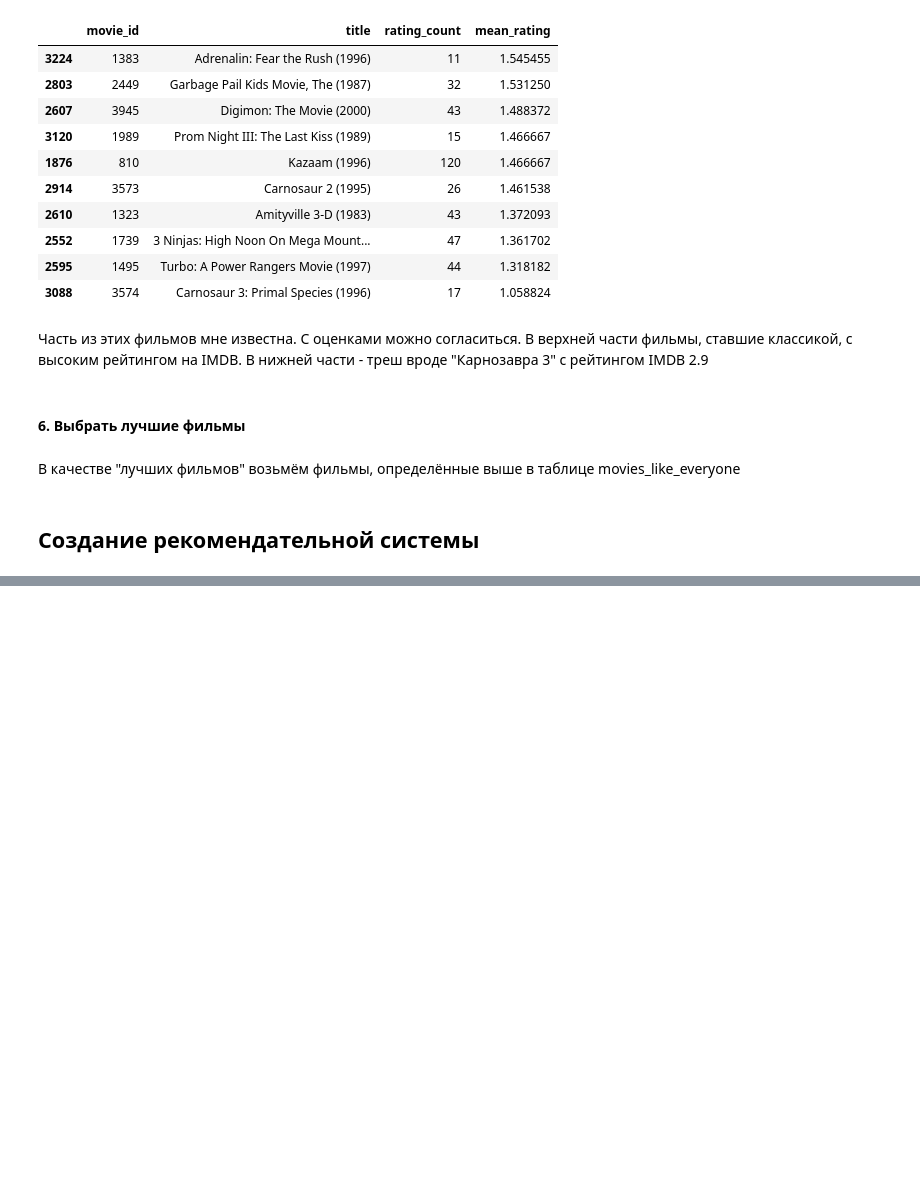
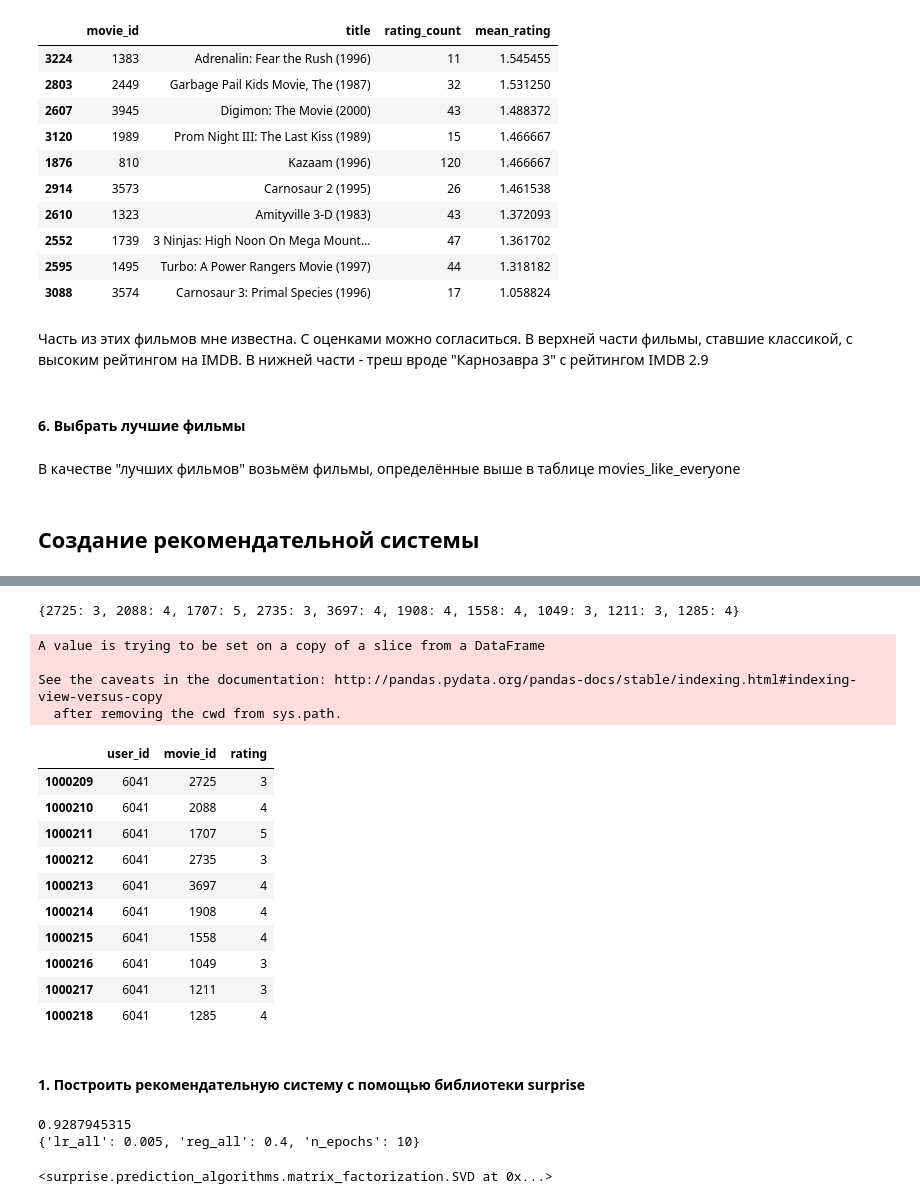
Before and after one commit to ChernetsovNG/otus_BigData, a Jupyter notebook: HW10/HW10.ipynb, the cells around one changed output, grey strips where cells are left out. Saved outputs shown, nothing was run; the diff lists cells and outputs as text; code cells hidden in the pictures; blank space fills up the shorter version.

```diff
--- a/HW10/HW10.ipynb
+++ b/HW10/HW10.ipynb
@@ -273,0 +298,3 @@ movies_like_noone.tail(10)
+# %%
+user_id_max = df['user_id'].max()
+user_id_max
@@ -273,0 +303,3 @@ movies_like_noone.tail(10)
+# %%
+new_user_id = user_id_max + 1
+new_user_id
@@ -273,0 +335,22 @@ movies_like_noone.tail(10)
+# %%
+movies_id_list = movies['movie_id'].tolist()
+random.shuffle(movies_id_list)
+movies_ids = movies_id_list[0:100]
+
+# Попросим пользователя оценить несколько (до 10) случайных фильмов
+print("Оцените несколько случайных фильмов, чтобы мы могли настроить рекомендательную систему")
+user_ratings = {}  # оценки пользователя вида "movie_id -> rating"
+for movie_id in movies_ids:
+    title = movies.title.where(movies.movie_id == movie_id, np.nan).max()
+    print("Фильм: " + str(title))
+    user_input = raw_input("Поставьте оценку (от 1 до 5) или введите skip (чтобы пропустить) или exit (чтобы закончить):")
+    print("Вы ввели: " + user_input)
+    if user_input == 'skip':
+        continue
+    elif user_input == 'exit':
+        break
+    else:
+        user_ratings[movie_id] = int(user_input)
+    print("Вы оценили {} фильмов".format(str(len(user_ratings))))
+    if len(user_ratings) >= 10:  # собрали достаточно оценок
+        break
@@ -273,0 +375,30 @@ movies_like_noone.tail(10)
+# %%
+print(user_ratings)
+# %% [output]
+{2725: 3, 2088: 4, 1707: 5, 2735: 3, 3697: 4, 1908: 4, 1558: 4, 1049: 3, 1211: 3, 1285: 4}
+# %%
+# Add new user data to dataset
+for movie_id, rating in user_ratings.items():
+    new_row = [new_user_id, movie_id, rating]
+    df_train.loc[len(df_train)] = new_row
+# %% [output]
+A value is trying to be set on a copy of a slice from a DataFrame
+
+See the caveats in the documentation: http://pandas.pydata.org/pandas-docs/stable/indexing.html#indexing-view-versus-copy
+  after removing the cwd from sys.path.
+# %%
+df_train[df_train['user_id'] == new_user_id]
+# %% [output]
+|  | user_id | movie_id | rating |
+| 1000209 | 6041 | 2725 | 3 |
+| 1000210 | 6041 | 2088 | 4 |
+| 1000211 | 6041 | 1707 | 5 |
+| 1000212 | 6041 | 2735 | 3 |
+| 1000213 | 6041 | 3697 | 4 |
+| 1000214 | 6041 | 1908 | 4 |
+| 1000215 | 6041 | 1558 | 4 |
+| 1000216 | 6041 | 1049 | 3 |
+| 1000217 | 6041 | 1211 | 3 |
+| 1000218 | 6041 | 1285 | 4 |
+# %% [markdown]
+#### 1. Построить рекомендательную систему с помощью библиотеки surprise
@@ -273,0 +409,16 @@ movies_like_noone.tail(10)
+# %%
+param_grid = {'n_epochs': [5, 10], 'lr_all': [0.002, 0.005],
+              'reg_all': [0.4, 0.6]}
+
+gs = GridSearchCV(SVD, param_grid, measures=['rmse', 'mae'], cv=5)
+
+gs.fit(data)
+
+# best RMSE score
+print(gs.best_score['rmse'])
+
+# combination of parameters that gave the best RMSE score
+print(gs.best_params['rmse'])
+# %% [output]
+0.9287945315
+{'lr_all': 0.005, 'reg_all': 0.4, 'n_epochs': 10}
@@ -273,0 +427,5 @@ movies_like_noone.tail(10)
+# %%
+trainset = data.build_full_trainset()
+algo.fit(trainset)
+# %% [output]
+<surprise.prediction_algorithms.matrix_factorization.SVD at 0x...>
```
Also changed, not shown: parts of 14 cells of this notebook.
